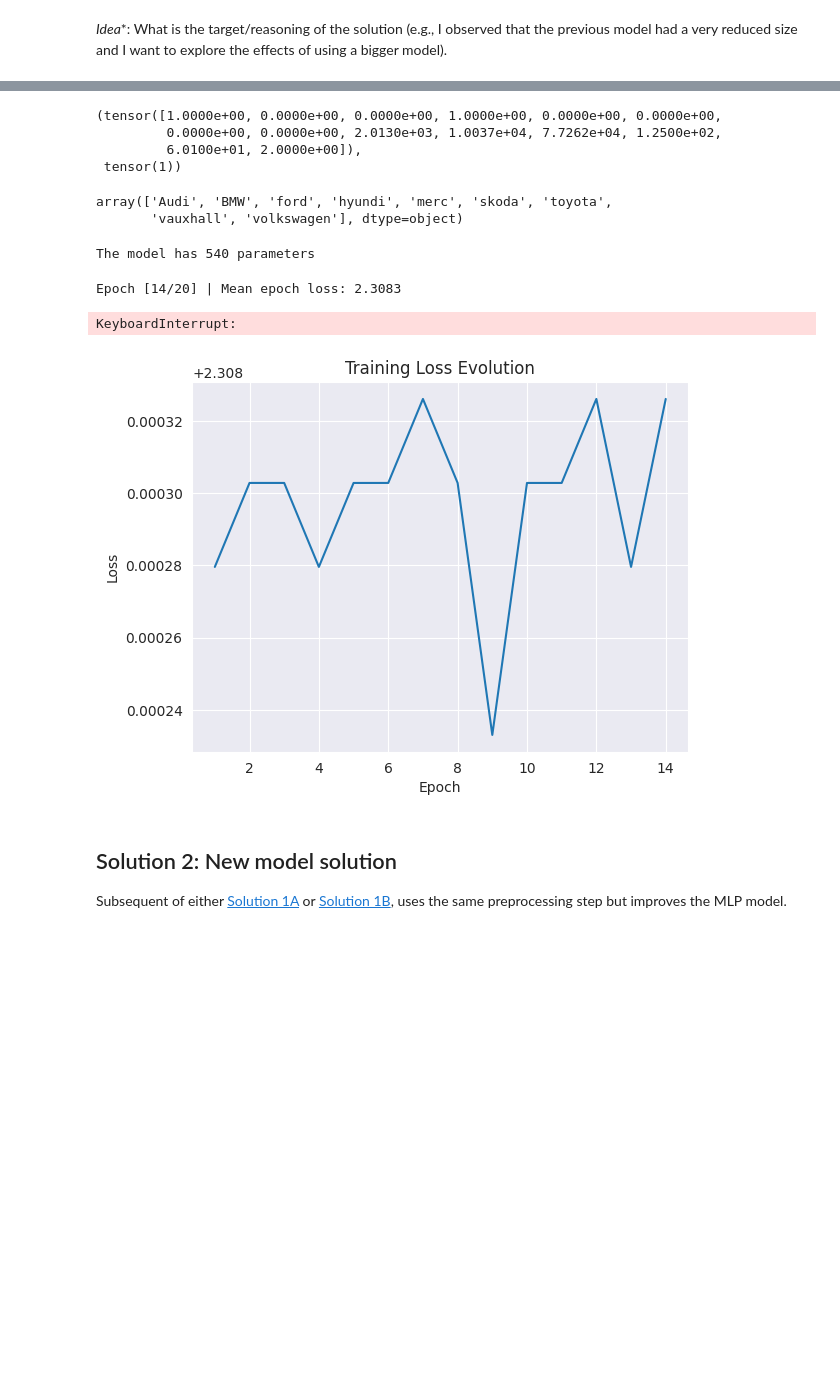
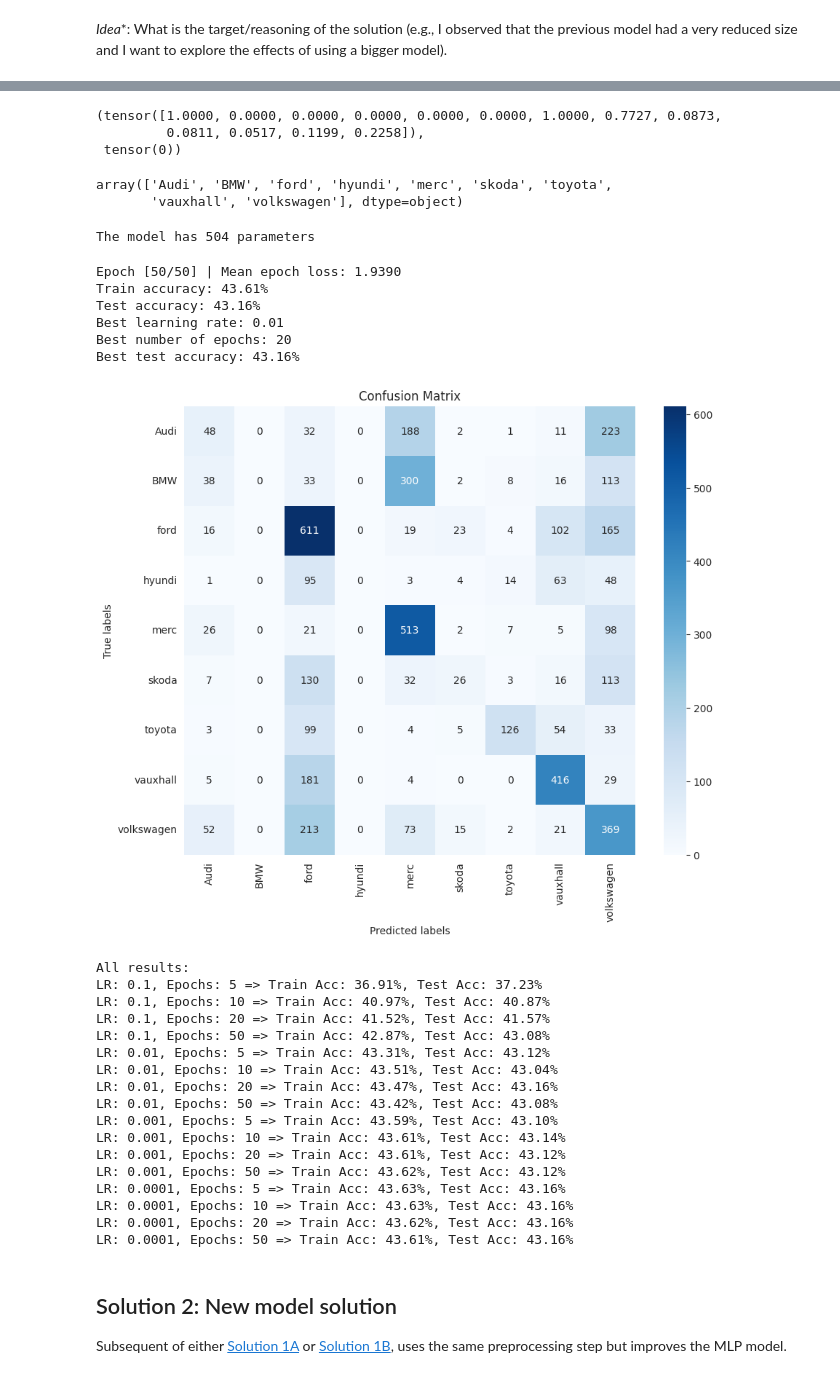
Before and after one commit to Gpascual11/P3_Gerard_Pascual, a Jupyter notebook: P3_NeuralNetworks.ipynb, the cells around one changed output, grey strips where cells are left out. Saved outputs shown, nothing was run; the diff lists cells and outputs as text; code cells hidden in the pictures; blank space fills up the shorter version.

```diff
--- a/P3_NeuralNetworks.ipynb
+++ b/P3_NeuralNetworks.ipynb
@@ -1081,8 +1088,7 @@ num_classes2A
 # %%
-train_dataset2A[0]
+train_dataset2[0]
 # %% [output]
-(tensor([1.0000e+00, 0.0000e+00, 0.0000e+00, 1.0000e+00, 0.0000e+00, 0.0000e+00,
-         0.0000e+00, 0.0000e+00, 2.0130e+03, 1.0037e+04, 7.7262e+04, 1.2500e+02,
-         6.0100e+01, 2.0000e+00]),
- tensor(1))
+(tensor([1.0000, 0.0000, 0.0000, 0.0000, 0.0000, 0.0000, 1.0000, 0.7727, 0.0873,
+         0.0811, 0.0517, 0.1199, 0.2258]),
+ tensor(0))
 # %%
@@ -1090,9 +1096,9 @@ label_encoder2A.classes_
 # %% [output]
 array(['Audi', 'BMW', 'ford', 'hyundi', 'merc', 'skoda', 'toyota',
        'vauxhall', 'volkswagen'], dtype=object)
-# %%
-model2A = create_model(Model_0, input_size2A, num_classes2A)
-# %% [output]
-The model has 540 parameters
+# %%
+model2 = create_model(Model_0, input_size2, num_classes2)
+# %% [output]
+The model has 504 parameters
 # %%
 # Define the grid of hyperparameters
@@ -1109,51 +1115,73 @@ results2A = []
 # %%
 # Iterate over all combinations of learning rates and number of epochs
-for lr, num_epochs in itertools.product(learning_rates2A, num_epochs_list2A):
+for lr, num_epochs in itertools.product(learning_rates2, num_epochs_list2):
     print(f"Training model with learning rate: {lr} and epochs: {num_epochs}")
 
     # Reinitialize the model's weights
-    initialize_weights(model2A)
+    initialize_weights(model2)
 
     # Train the model
-    losses = train(model2A, train_dataset2A, num_epochs=num_epochs, lr=lr)
+    losses = train(model2, train_dataset2, num_epochs=num_epochs, lr=lr)
 
     # Evaluate the model on the train dataset
-    train_accuracy, _, _ = evaluate(model2A, train_dataset2A)
+    train_accuracy, _, _ = evaluate(model2, train_dataset2)
 
     # Evaluate the model on the test dataset
-    test_accuracy, test_all_targets, test_all_predicted = evaluate(model2A, test_dataset2A)
+    test_accuracy, test_all_targets, test_all_predicted = evaluate(model2, test_dataset2)
 
     # Save the results
-    results2A.append((lr, num_epochs, train_accuracy, test_accuracy))
+    results2.append((lr, num_epochs, train_accuracy, test_accuracy))
 
     # Print the accuracies
     print(f'Train accuracy: {train_accuracy*100:.2f}%')
     print(f'Test accuracy: {test_accuracy*100:.2f}%')
 
     # Update the best hyperparameters based on test accuracy
-    if test_accuracy > best_test_accuracy2A:
-        best_test_accuracy2A = test_accuracy
-        best_lr2A = lr
-        best_num_epochs2A = num_epochs
+    if test_accuracy > best_test_accuracy2:
+        best_test_accuracy2 = test_accuracy
+        best_lr2 = lr
+        best_num_epochs2 = num_epochs
         best_test_all_targets = test_all_targets
         best_test_all_predicted = test_all_predicted
 
+
 # Display the best combination
-print(f"Best learning rate: {best_lr2A}")
-print(f"Best number of epochs: {best_num_epochs2A}")
-print(f"Best test accuracy: {best_test_accuracy2A*100:.2f}%")
+print(f"Best learning rate: {best_lr2}")
+print(f"Best number of epochs: {best_num_epochs2}")
+print(f"Best test accuracy: {best_test_accuracy2*100:.2f}%")
 
 # Plot confusion matrix for the best model
-plot_confusion_matrix(best_test_all_targets, best_test_all_predicted, label_encoder2A)
+plot_confusion_matrix(best_test_all_targets, best_test_all_predicted, label_encoder2)
 
 # Optionally, plot or print all results
 print("\nAll results:")
-for lr, num_epochs, train_acc, test_acc in results2A:
+for lr, num_epochs, train_acc, test_acc in results2:
     print(f"LR: {lr}, Epochs: {num_epochs} => Train Acc: {train_acc*100:.2f}%, Test Acc: {test_acc*100:.2f}%")
 # %% [output]
-Epoch [14/20] | Mean epoch loss: 2.3083
+Epoch [50/50] | Mean epoch loss: 1.9390
+Train accuracy: 43.61%
+Test accuracy: 43.16%
+Best learning rate: 0.01
+Best number of epochs: 20
+Best test accuracy: 43.16%
+[figure, new version]
-KeyboardInterrupt:
+All results:
+LR: 0.1, Epochs: 5 => Train Acc: 36.91%, Test Acc: 37.23%
+LR: 0.1, Epochs: 10 => Train Acc: 40.97%, Test Acc: 40.87%
+LR: 0.1, Epochs: 20 => Train Acc: 41.52%, Test Acc: 41.57%
+LR: 0.1, Epochs: 50 => Train Acc: 42.87%, Test Acc: 43.08%
+LR: 0.01, Epochs: 5 => Train Acc: 43.31%, Test Acc: 43.12%
+LR: 0.01, Epochs: 10 => Train Acc: 43.51%, Test Acc: 43.04%
+LR: 0.01, Epochs: 20 => Train Acc: 43.47%, Test Acc: 43.16%
+LR: 0.01, Epochs: 50 => Train Acc: 43.42%, Test Acc: 43.08%
+LR: 0.001, Epochs: 5 => Train Acc: 43.59%, Test Acc: 43.10%
+LR: 0.001, Epochs: 10 => Train Acc: 43.61%, Test Acc: 43.14%
+LR: 0.001, Epochs: 20 => Train Acc: 43.61%, Test Acc: 43.12%
+LR: 0.001, Epochs: 50 => Train Acc: 43.62%, Test Acc: 43.12%
+LR: 0.0001, Epochs: 5 => Train Acc: 43.63%, Test Acc: 43.16%
+LR: 0.0001, Epochs: 10 => Train Acc: 43.63%, Test Acc: 43.16%
+LR: 0.0001, Epochs: 20 => Train Acc: 43.62%, Test Acc: 43.16%
+LR: 0.0001, Epochs: 50 => Train Acc: 43.61%, Test Acc: 43.16%
-[figure, old version]
 # %% [markdown]
 ## Solution 2: New model solution
 <a name="solution_2"></a>
```
Also changed, not shown: parts of 45 cells of this notebook.
